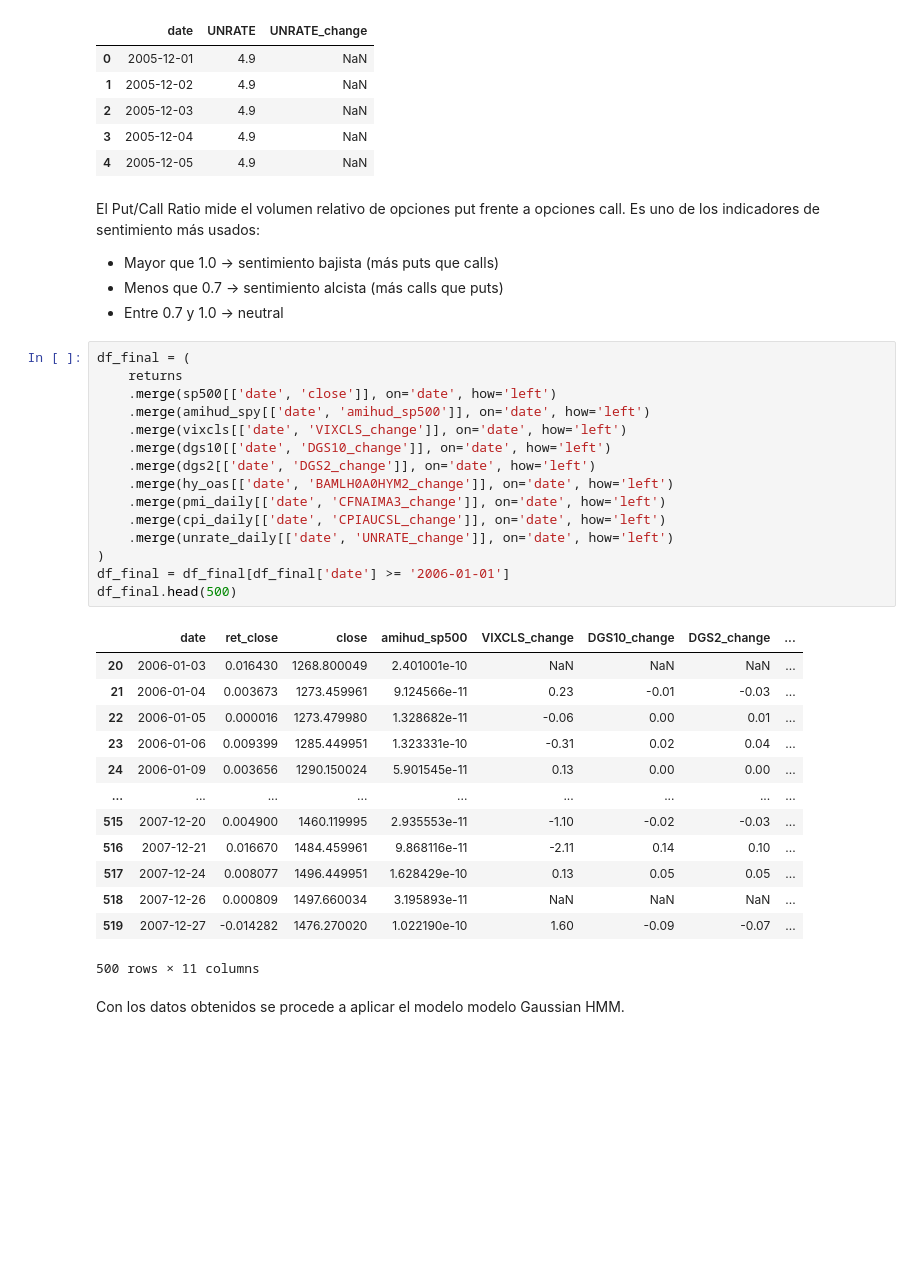
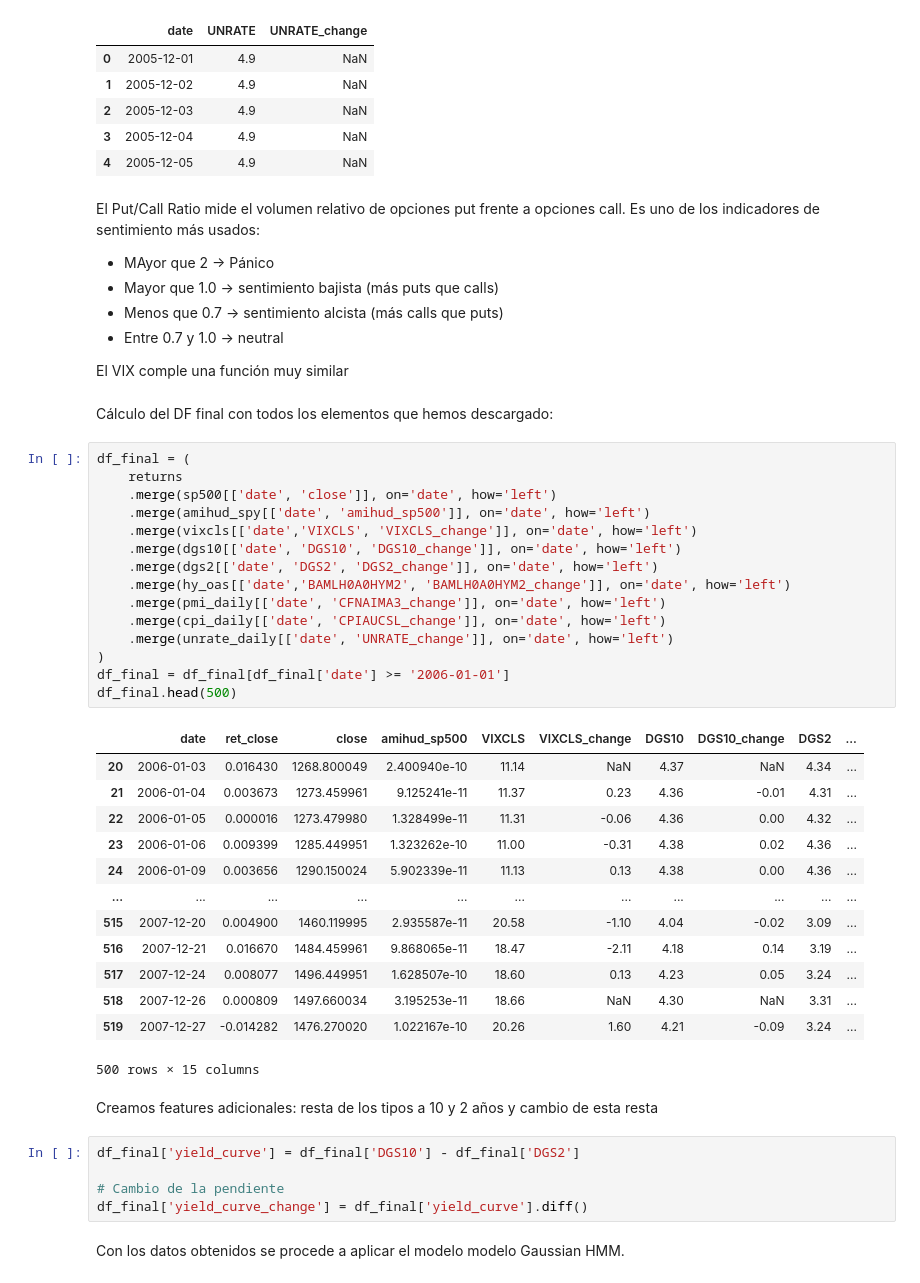
Before and after one commit to NataliaSJO/Practica-MIAX-gestion-de-riesgos, a Jupyter notebook: notebook.ipynb, the cells around one changed output. Cells and saved outputs as stored; diff of their text form; blank space fills up the shorter version.

```diff
--- a/notebook.ipynb
+++ b/notebook.ipynb
@@ -211,38 +244,50 @@ unrate_daily.head() #Todos los datos de diceimbre 2005 salen a NaN, pero los dat
 # %% [markdown]
 El Put/Call Ratio mide el volumen relativo de opciones put frente a opciones call.
 Es uno de los indicadores de sentimiento más usados:
+- MAyor que 2 -> Pánico
 - Mayor que 1.0 → sentimiento bajista (más puts que calls)
 - Menos que 0.7 → sentimiento alcista (más calls que puts)
 - Entre 0.7 y 1.0 → neutral
+
+El VIX comple una función muy similar
+# %% [markdown]
+Cálculo del DF final con todos los elementos que hemos descargado:
 # %%
 df_final = (
     returns
     .merge(sp500[['date', 'close']], on='date', how='left')
     .merge(amihud_spy[['date', 'amihud_sp500']], on='date', how='left')
-    .merge(vixcls[['date', 'VIXCLS_change']], on='date', how='left')
-    .merge(dgs10[['date', 'DGS10_change']], on='date', how='left')
-    .merge(dgs2[['date', 'DGS2_change']], on='date', how='left')
-    .merge(hy_oas[['date', 'BAMLH0A0HYM2_change']], on='date', how='left')
+    .merge(vixcls[['date','VIXCLS', 'VIXCLS_change']], on='date', how='left')
+    .merge(dgs10[['date', 'DGS10', 'DGS10_change']], on='date', how='left')
+    .merge(dgs2[['date', 'DGS2', 'DGS2_change']], on='date', how='left')
+    .merge(hy_oas[['date','BAMLH0A0HYM2', 'BAMLH0A0HYM2_change']], on='date', how='left')
     .merge(pmi_daily[['date', 'CFNAIMA3_change']], on='date', how='left')
     .merge(cpi_daily[['date', 'CPIAUCSL_change']], on='date', how='left')
     .merge(unrate_daily[['date', 'UNRATE_change']], on='date', how='left')
 )
 df_final = df_final[df_final['date'] >= '2006-01-01']
 df_final.head(500)
 # %% [output]
-|  | date | ret_close | close | amihud_sp500 | VIXCLS_change | DGS10_change | DGS2_change | ... |
-| 20 | 2006-01-03 | 0.016430 | 1268.800049 | 2.401001e-10 | NaN | NaN | NaN | ... |
-| 21 | 2006-01-04 | 0.003673 | 1273.459961 | 9.124566e-11 | 0.23 | -0.01 | -0.03 | ... |
-| 22 | 2006-01-05 | 0.000016 | 1273.479980 | 1.328682e-11 | -0.06 | 0.00 | 0.01 | ... |
-| 23 | 2006-01-06 | 0.009399 | 1285.449951 | 1.323331e-10 | -0.31 | 0.02 | 0.04 | ... |
-| 24 | 2006-01-09 | 0.003656 | 1290.150024 | 5.901545e-11 | 0.13 | 0.00 | 0.00 | ... |
-| ... | ... | ... | ... | ... | ... | ... | ... | ... |
-| 515 | 2007-12-20 | 0.004900 | 1460.119995 | 2.935553e-11 | -1.10 | -0.02 | -0.03 | ... |
-| 516 | 2007-12-21 | 0.016670 | 1484.459961 | 9.868116e-11 | -2.11 | 0.14 | 0.10 | ... |
-| 517 | 2007-12-24 | 0.008077 | 1496.449951 | 1.628429e-10 | 0.13 | 0.05 | 0.05 | ... |
-| 518 | 2007-12-26 | 0.000809 | 1497.660034 | 3.195893e-11 | NaN | NaN | NaN | ... |
-| 519 | 2007-12-27 | -0.014282 | 1476.270020 | 1.022190e-10 | 1.60 | -0.09 | -0.07 | ... |
+|  | date | ret_close | close | amihud_sp500 | VIXCLS | VIXCLS_change | DGS10 | DGS10_change | DGS2 | ... |
+| 20 | 2006-01-03 | 0.016430 | 1268.800049 | 2.400940e-10 | 11.14 | NaN | 4.37 | NaN | 4.34 | ... |
+| 21 | 2006-01-04 | 0.003673 | 1273.459961 | 9.125241e-11 | 11.37 | 0.23 | 4.36 | -0.01 | 4.31 | ... |
+| 22 | 2006-01-05 | 0.000016 | 1273.479980 | 1.328499e-11 | 11.31 | -0.06 | 4.36 | 0.00 | 4.32 | ... |
+| 23 | 2006-01-06 | 0.009399 | 1285.449951 | 1.323262e-10 | 11.00 | -0.31 | 4.38 | 0.02 | 4.36 | ... |
+| 24 | 2006-01-09 | 0.003656 | 1290.150024 | 5.902339e-11 | 11.13 | 0.13 | 4.38 | 0.00 | 4.36 | ... |
+| ... | ... | ... | ... | ... | ... | ... | ... | ... | ... | ... |
+| 515 | 2007-12-20 | 0.004900 | 1460.119995 | 2.935587e-11 | 20.58 | -1.10 | 4.04 | -0.02 | 3.09 | ... |
+| 516 | 2007-12-21 | 0.016670 | 1484.459961 | 9.868065e-11 | 18.47 | -2.11 | 4.18 | 0.14 | 3.19 | ... |
+| 517 | 2007-12-24 | 0.008077 | 1496.449951 | 1.628507e-10 | 18.60 | 0.13 | 4.23 | 0.05 | 3.24 | ... |
+| 518 | 2007-12-26 | 0.000809 | 1497.660034 | 3.195253e-11 | 18.66 | NaN | 4.30 | NaN | 3.31 | ... |
+| 519 | 2007-12-27 | -0.014282 | 1476.270020 | 1.022167e-10 | 20.26 | 1.60 | 4.21 | -0.09 | 3.24 | ... |
-500 rows × 11 columns
+500 rows × 15 columns
+# %% [markdown]
+Creamos features adicionales: resta de los tipos a 10 y 2 años y cambio de esta resta
+# %%
+df_final['yield_curve'] = df_final['DGS10'] - df_final['DGS2']
+
+# Cambio de la pendiente
+df_final['yield_curve_change'] = df_final['yield_curve'].diff()
 # %% [markdown]
 Con los datos obtenidos se procede a aplicar el modelo modelo  Gaussian  HMM.
 # %%
```
Also changed, not shown: parts of 19 cells of this notebook.
